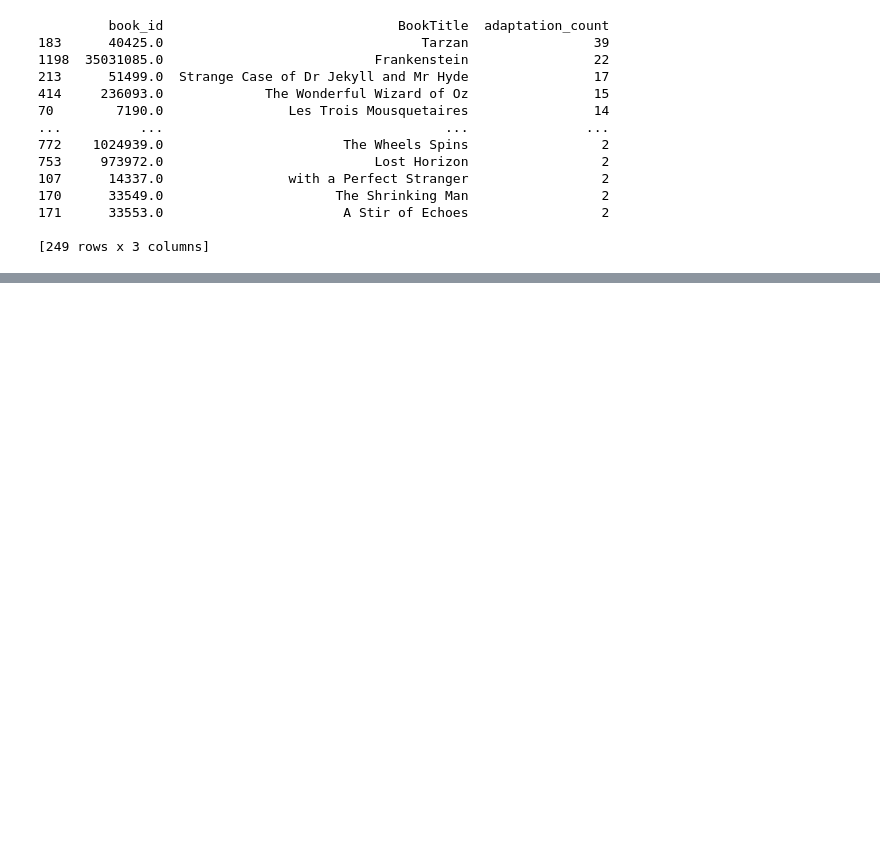
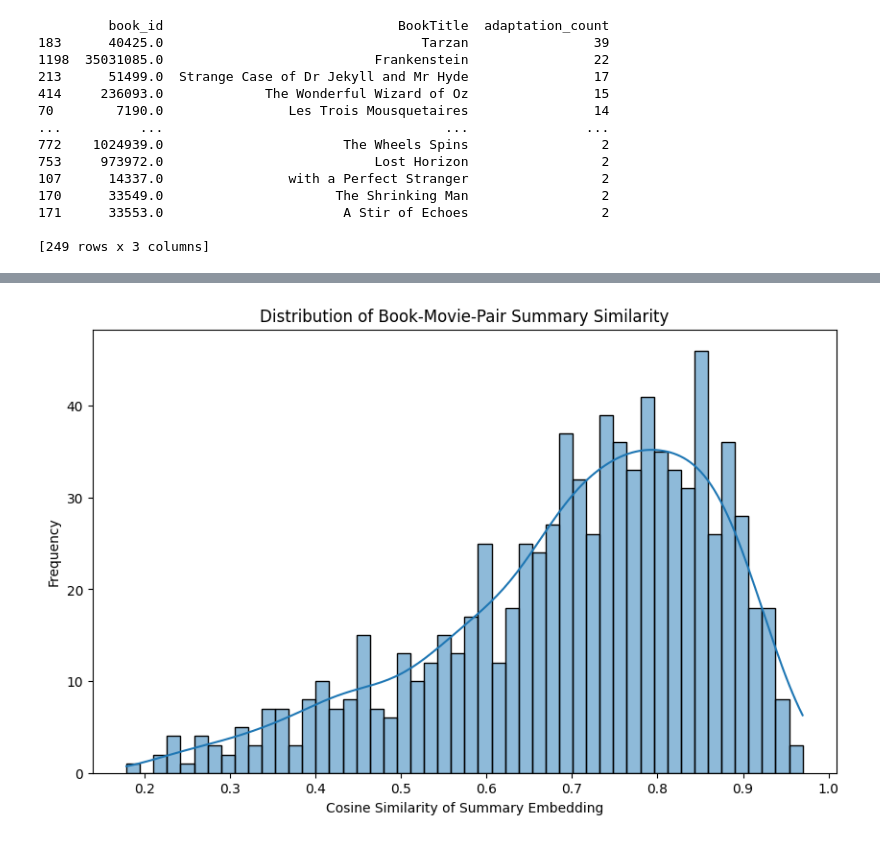
Before and after one commit to epfl-ada/ada-2024-project-datadruids, a Jupyter notebook: results.ipynb, the cells around one changed output, grey strips where cells are left out. Saved outputs shown, nothing was run; the diff lists cells and outputs as text; code cells hidden in the pictures; blank space fills up the shorter version.

```diff
--- a/results.ipynb
+++ b/results.ipynb
@@ -331,0 +383,3 @@ fig.show()
+# %%
+nlp_df = load_dataset("ada-datadruids/bookfilm_summaries_with_similarity_and_sentiment")['train'].to_pandas()
+nlp_df.head()
@@ -331,0 +393,9 @@ fig.show()
+# %%
+plt.figure(figsize=(10, 6))
+sns.histplot(nlp_df['similarity'], bins=50, kde=True)
+plt.title('Distribution of Book-Movie-Pair Summary Similarity')
+plt.xlabel('Cosine Similarity of Summary Embedding')
+plt.ylabel('Frequency')
+plt.show()
+# %% [output]
+[figure, added]
```
Also changed, not shown: parts of 28 cells of this notebook.
